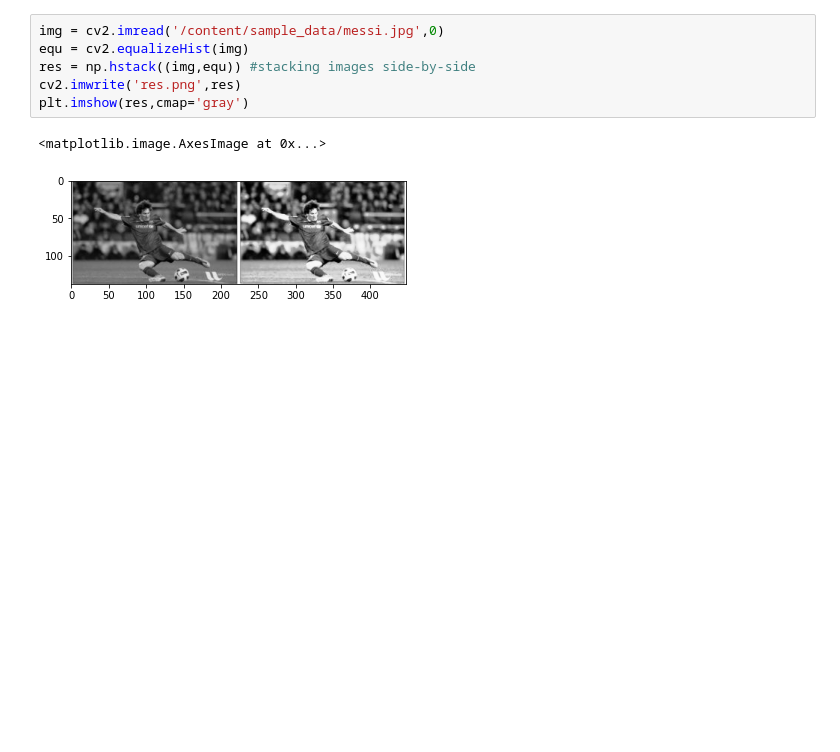
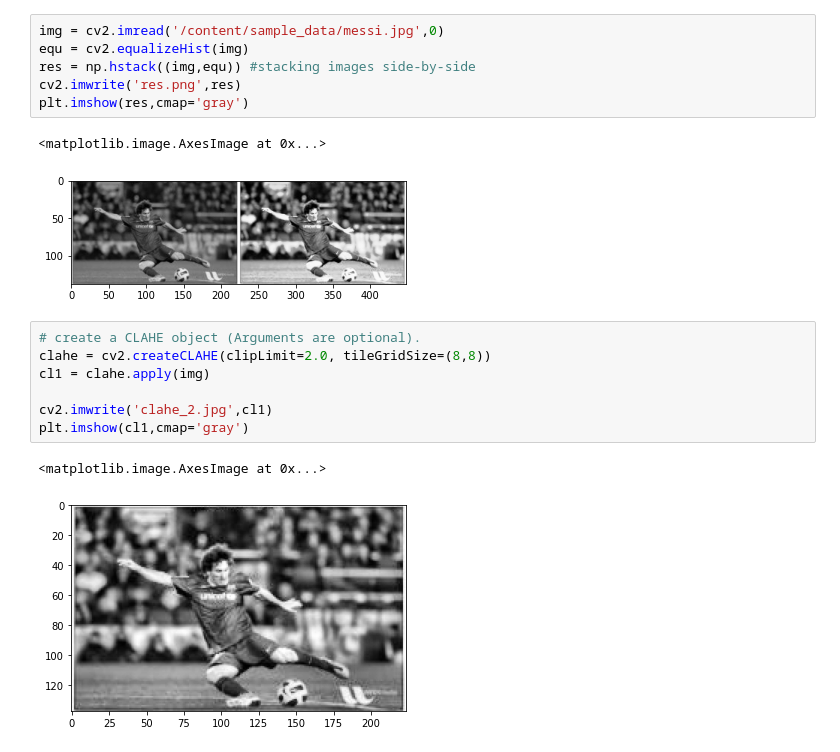
Before and after one commit to kiraneranki/ImageDetection, a Jupyter notebook: ImageEdgeDetection.ipynb, the cells around one changed output. Drawn from its saved outputs; the diff is of its cells as text; blank space fills up the shorter version.

```diff
--- a/ImageEdgeDetection.ipynb
+++ b/ImageEdgeDetection.ipynb
@@ -61,3 +61,13 @@ plt.imshow(res,cmap='gray')
 # %% [output]
 <matplotlib.image.AxesImage at 0x...>
 [figure]
+# %%
+# create a CLAHE object (Arguments are optional).
+clahe = cv2.createCLAHE(clipLimit=2.0, tileGridSize=(8,8))
+cl1 = clahe.apply(img)
+
+cv2.imwrite('clahe_2.jpg',cl1)
+plt.imshow(cl1,cmap='gray')
+# %% [output]
+<matplotlib.image.AxesImage at 0x...>
+[figure, added]
```
